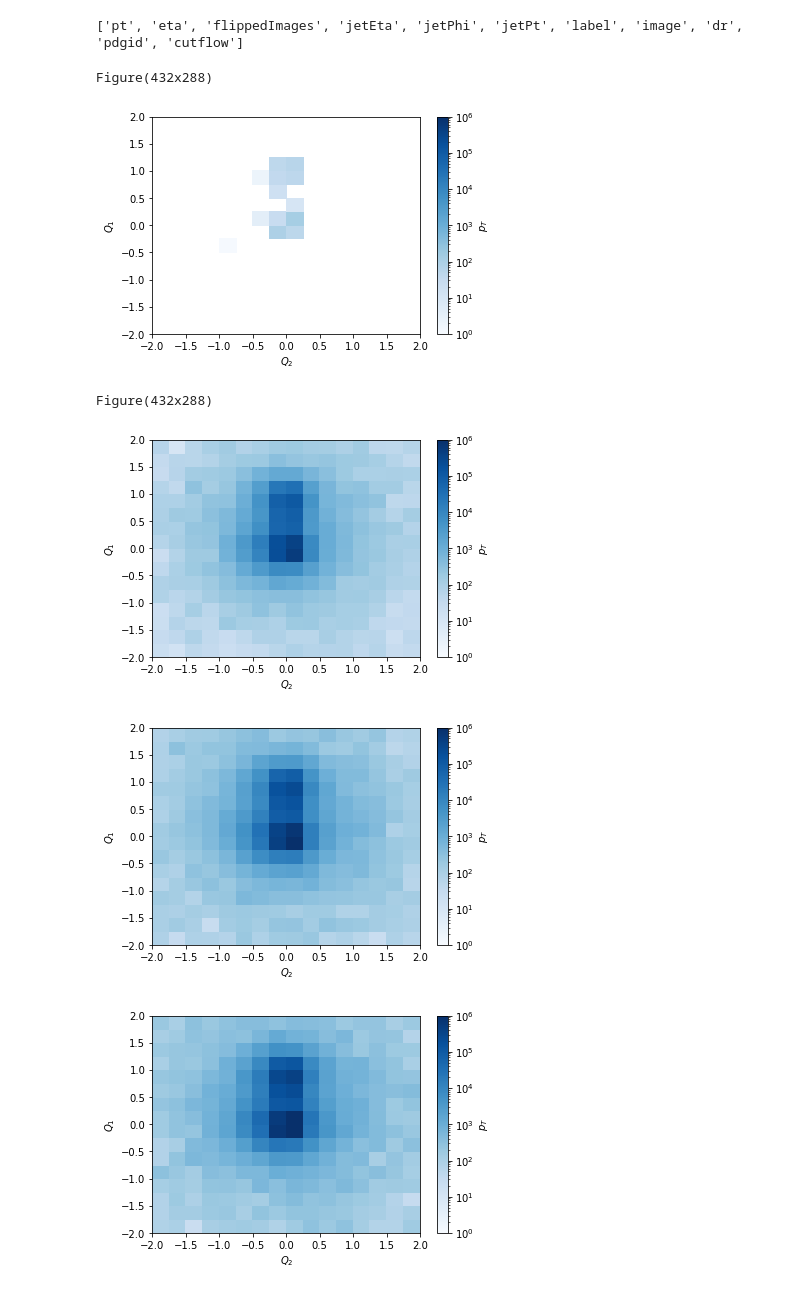
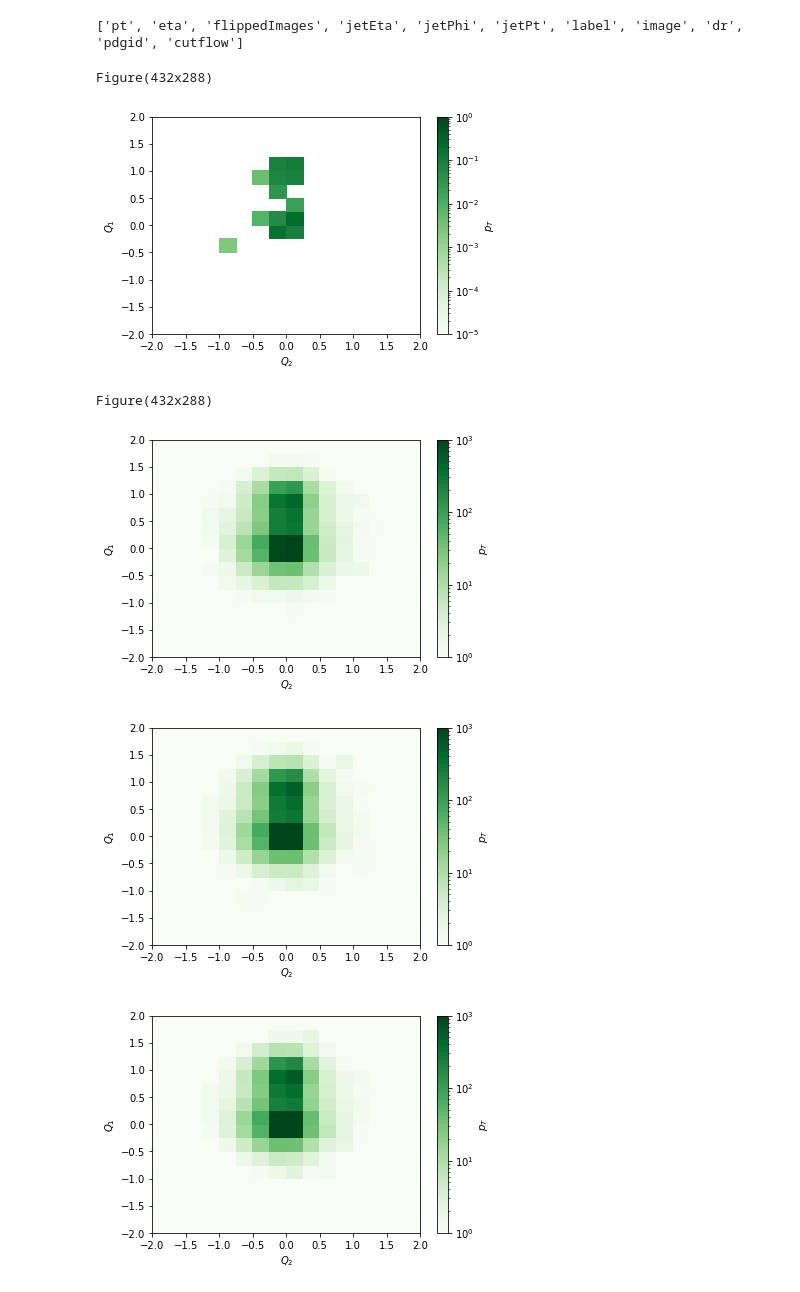
Before and after one commit to mdmorris/XAICoffea, a Jupyter notebook: ShowJets.ipynb, the cells around one changed output. Saved outputs shown, nothing was run; the diff lists cells and outputs as text; code cells hidden in the pictures.

```diff
--- a/ShowJets.ipynb
+++ b/ShowJets.ipynb
@@ -225,7 +247,7 @@ output = processor.run_uproot_job(fileset,
                                   processor_instance=JetImageProcessor(),
                                   executor=processor.futures_executor,
                                   executor_args={'workers':4, 'flatten': True},
-                                  chunksize=5000, maxchunks=0)
+                                  chunksize=5000)#, maxchunks=1)
 elapsed = time.time() - tstart
 # print(output)
 # %% [output]
@@ -245,30 +267,30 @@ print(parameters)
 import matplotlib.pyplot as plt
 from matplotlib.colors import LogNorm
 # %%
-fig, ax, grid = hist.plot2d(output['image'].integrate('dataset', 'Zprime1TeV').integrate("event",1),xaxis='image_deta', patch_opts={'norm':LogNorm(vmin=1, vmax=1e6),'cmap':'Blues'})
+fig, ax, grid = hist.plot2d(output['image'].integrate('dataset', 'Zprime1TeV').integrate("event",1),xaxis='image_deta', patch_opts={'norm':LogNorm(vmin=1e-5, vmax=1),'cmap':'Greens'})
 print(fig)
 fig.savefig("Zprime1TeV_eventImage_vectorised.png")
 # %% [output]
 Figure(432x288)
-[figure, old version]
+[figure, new version]
 # %%
-fig, ax, grid = hist.plot2d(output['image'].integrate('dataset', 'Zprime1TeV').integrate("event"),xaxis='image_deta', patch_opts={'norm':LogNorm(vmin=1, vmax=1e6),'cmap':'Blues'})
+fig, ax, grid = hist.plot2d(output['image'].integrate('dataset', 'Zprime1TeV').integrate("event"),xaxis='image_deta', patch_opts={'norm':LogNorm(vmin=1, vmax=1e3),'cmap':'Greens'})
 print(fig)
 fig.savefig("Zprime1TeV_image_vectorised.png")
 # %% [output]
 Figure(432x288)
-[figure, old version]
+[figure, new version]
 # %%
-fig, ax, grid = hist.plot2d(output['image'].integrate('dataset', 'Zprime2TeV').integrate("event"),xaxis='image_deta', patch_opts={'norm':LogNorm(vmin=1, vmax=1e6),'cmap':'Blues'})
+fig, ax, grid = hist.plot2d(output['image'].integrate('dataset', 'Zprime2TeV').integrate("event"),xaxis='image_deta', patch_opts={'norm':LogNorm(vmin=1, vmax=1e3),'cmap':'Greens'})
 
 fig.savefig("Zprime2TeV_image.png")
 # %% [output]
-[figure, old version]
+[figure, new version]
 # %%
-fig, ax, grid = hist.plot2d(output['image'].integrate('dataset', 'Zprime3TeV').integrate("event"),xaxis='image_deta', patch_opts={'norm':LogNorm(vmin=1, vmax=1e6),'cmap':'Blues'})
+fig, ax, grid = hist.plot2d(output['image'].integrate('dataset', 'Zprime3TeV').integrate("event"),xaxis='image_deta', patch_opts={'norm':LogNorm(vmin=1, vmax=1e3),'cmap':'Greens'})
 
 fig.savefig("Zprime3TeV_image.png")
 # %% [output]
-[figure, old version]
+[figure, new version]
 # %%
 fig, ax, grid = hist.plot2d(output['image'].integrate('dataset', 'Zprime3TeV').integrate("event",1)
```
Also changed, not shown: parts of 13 cells of this notebook.
